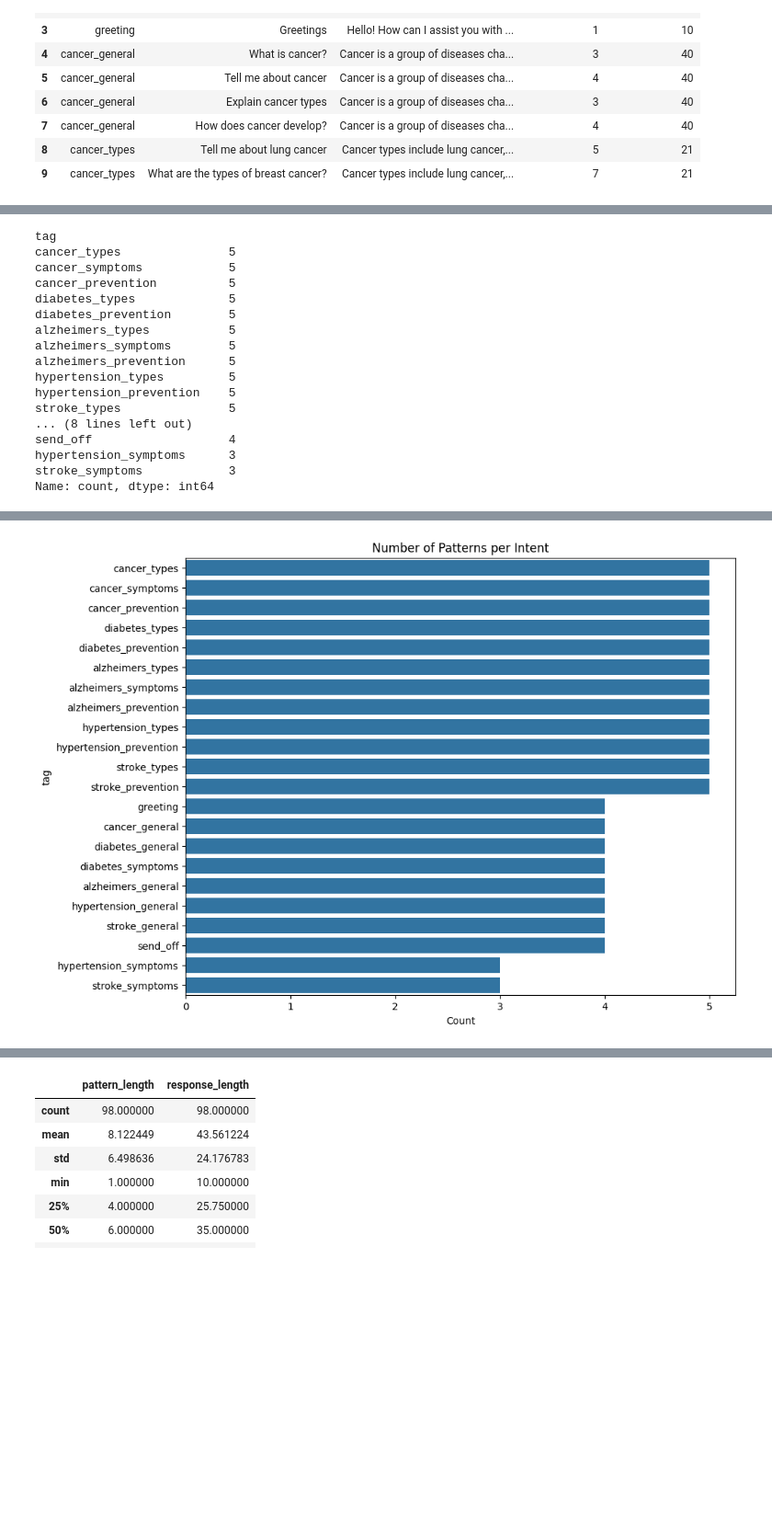
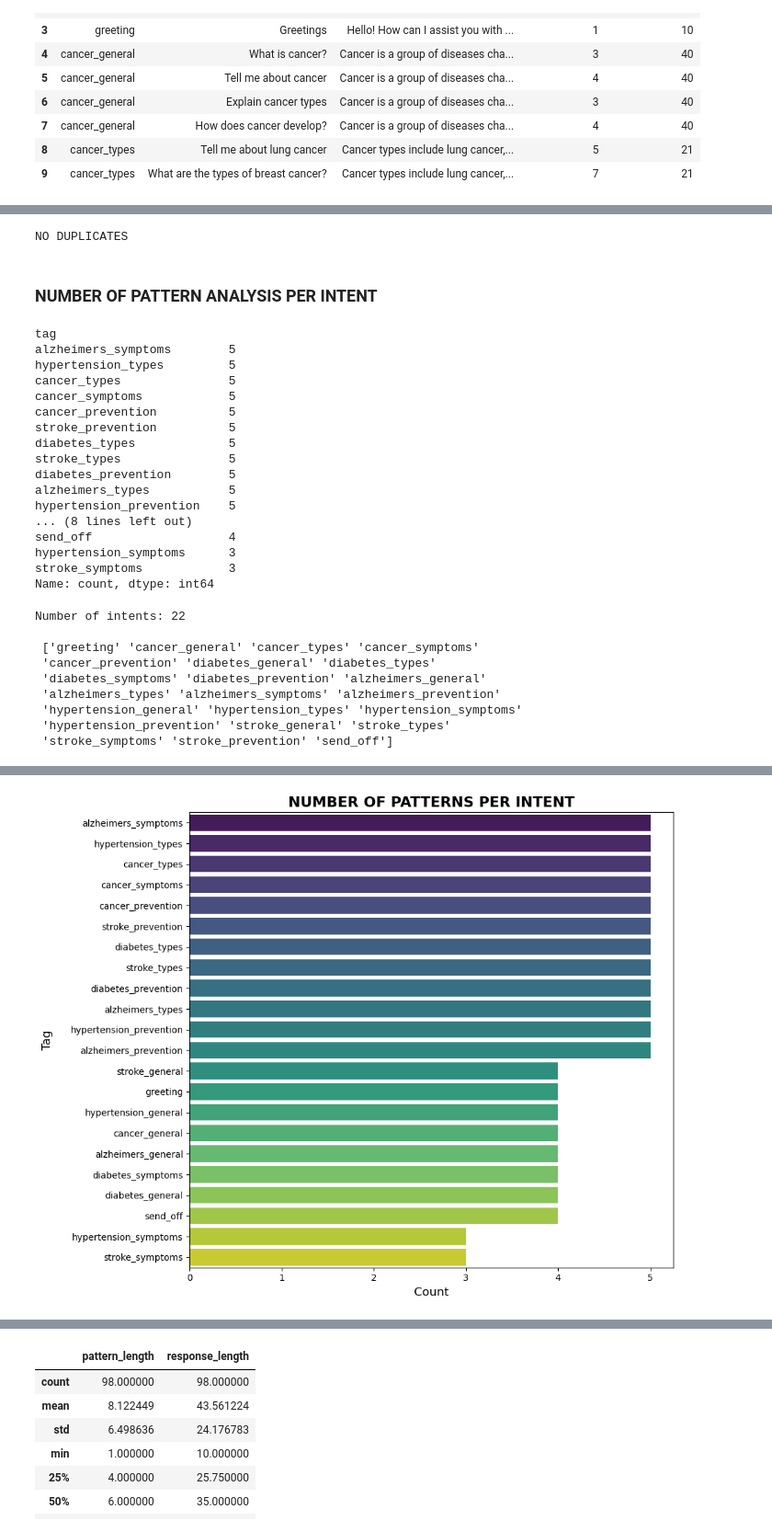
Before and after one commit to Yuvaraj-Dey-2006/SymptoSense-AI, a Jupyter notebook: EDA/EDA.ipynb, the cells around one changed output, grey strips where cells are left out. Shown at 92% size. Saved outputs shown, nothing was run; the diff lists cells and outputs as text; code cells hidden in the pictures; blank space fills up the shorter version.

```diff
--- a/EDA/EDA.ipynb
+++ b/EDA/EDA.ipynb
@@ -10,7 +42,5 @@ import seaborn as sns
 # %%
-import pandas as pd
-
-data = pd.read_csv(r"c:\Users\sumit\Downloads\processed_data.csv")
+data = pd.read_csv(r"..\Processed Datasets\processed_data.csv")
 df=pd.DataFrame(data)
 df.head(10)
 # %% [output]
@@ -50,32 +95,58 @@ np.int64(0)
+# %%
+if(df.duplicated().any()):
+    console.print(f"No. of Duplicate Values: [bold red]{df.duplicated().sum()}")
+else:
+    console.print("[bold green]NO DUPLICATES")
+# %% [output]
+NO DUPLICATES
+# %% [markdown]
+### **NUMBER OF PATTERN ANALYSIS PER INTENT**
 # %%
-df['tag'].value_counts()
+console.print(df['tag'].value_counts())
 # %% [output]
 tag
+alzheimers_symptoms        5
+hypertension_types         5
 cancer_types               5
 cancer_symptoms            5
 cancer_prevention          5
+stroke_prevention          5
 diabetes_types             5
+stroke_types               5
 diabetes_prevention        5
 alzheimers_types           5
-alzheimers_symptoms        5
-alzheimers_prevention      5
-hypertension_types         5
 hypertension_prevention    5
-stroke_types               5
 ... (8 lines left out)
 send_off                   4
 hypertension_symptoms      3
 stroke_symptoms            3
 Name: count, dtype: int64
 # %%
-import matplotlib.pyplot as plt
-import seaborn as sns
+# total number of intents
+console.print("Number of intents:", df["tag"].nunique(), "\n\n", df["tag"].unique())
+console.print()
+
+palette = sns.color_palette("viridis", n_colors=len(df['tag'].value_counts().index))
 
 plt.figure(figsize=(10,8))
-sns.barplot(x=df['tag'].value_counts().values, y=df['tag'].value_counts().index)
-plt.title("Number of Patterns per Intent")
-plt.xlabel("Count")
+sns.barplot(x=df['tag'].value_counts().values,
+            y=df['tag'].value_counts().index,
+            hue=df['tag'].value_counts().index,
+            palette=palette)
 
-plt.savefig("plot/tag_distribution.png", bbox_inches='tight', dpi=150)
+plt.title("NUMBER OF PATTERNS PER INTENT", fontsize=16, fontweight='bold')
+plt.xlabel("Count", fontsize=13)
+plt.ylabel("Tag\n", fontsize=13)
+
+save_plot("NUMBER OF PATTERNS PER INTENT")
 plt.show()
 # %% [output]
+Number of intents: 22
+
+ ['greeting' 'cancer_general' 'cancer_types' 'cancer_symptoms'
+ 'cancer_prevention' 'diabetes_general' 'diabetes_types'
+ 'diabetes_symptoms' 'diabetes_prevention' 'alzheimers_general'
+ 'alzheimers_types' 'alzheimers_symptoms' 'alzheimers_prevention'
+ 'hypertension_general' 'hypertension_types' 'hypertension_symptoms'
+ 'hypertension_prevention' 'stroke_general' 'stroke_types'
+ 'stroke_symptoms' 'stroke_prevention' 'send_off']
@@ -82,2 +154,2 @@ plt.show()
-[figure, old version]
+[figure, new version]
 # %% [markdown]
```
Also changed, not shown: parts of 16 cells of this notebook, 8 other files.
